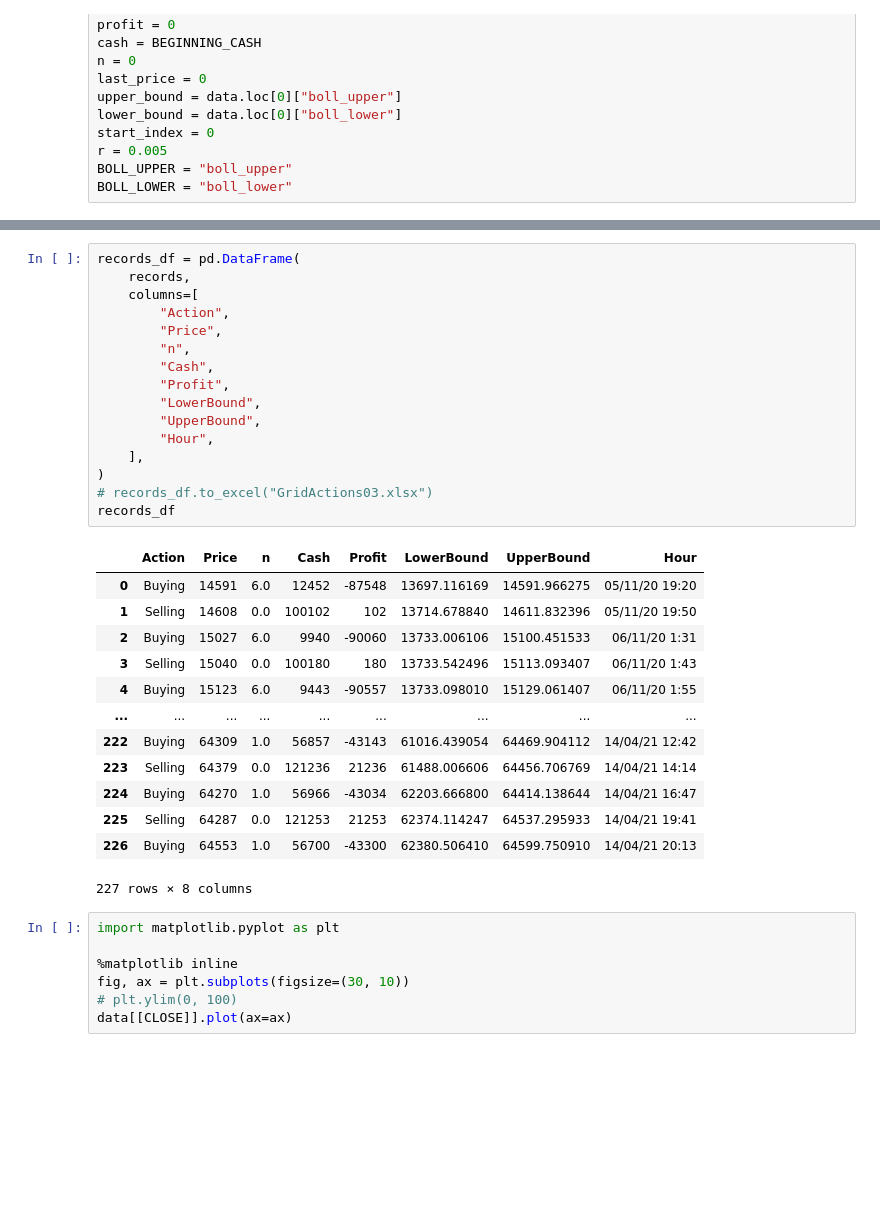
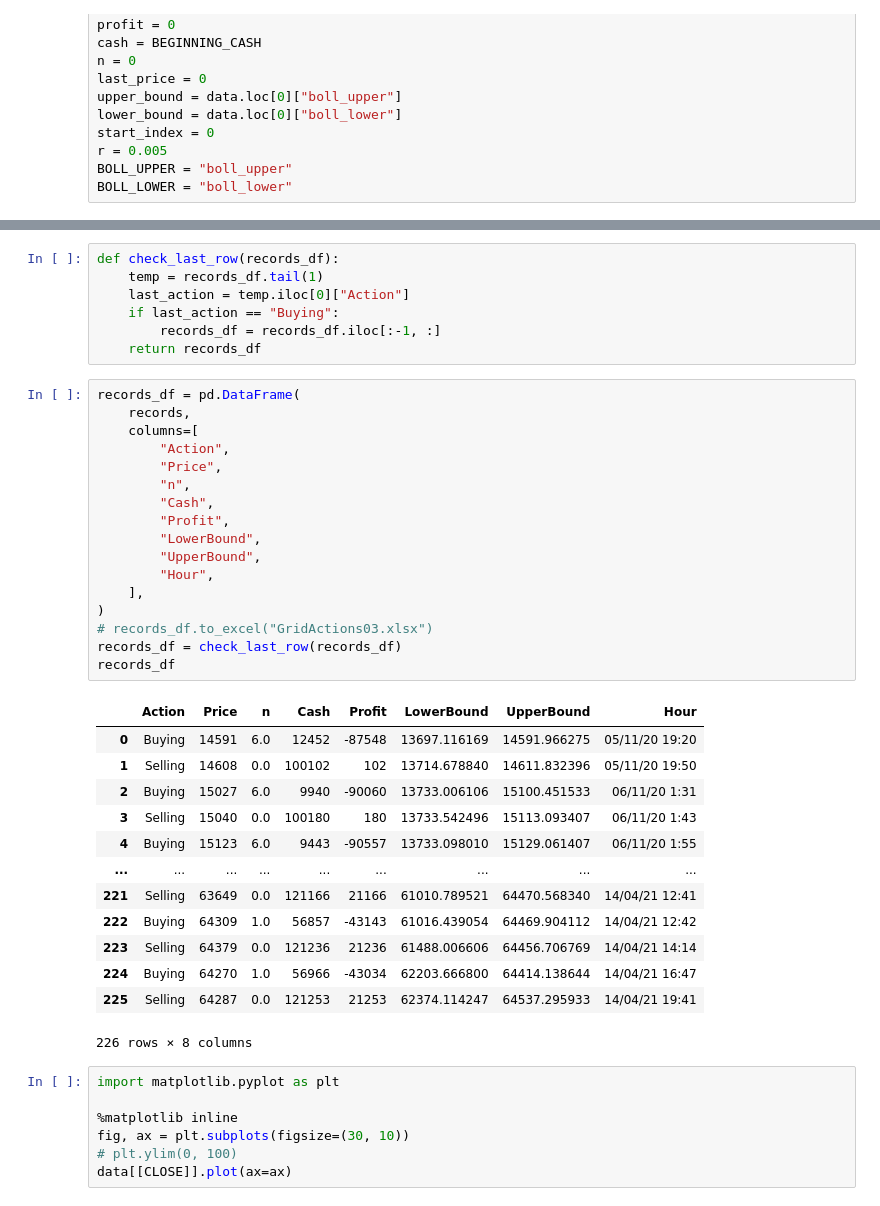
Before and after one commit to xujunhuii/huobi_Python, a Jupyter notebook: AlgoTrading/ParameterAnalysis/BTC_Grid_min.ipynb, the cells around one changed output, grey strips where cells are left out. Drawn from its saved outputs; the diff is of its cells as text; blank space fills up the shorter version.

```diff
--- a/AlgoTrading/ParameterAnalysis/BTC_Grid_min.ipynb
+++ b/AlgoTrading/ParameterAnalysis/BTC_Grid_min.ipynb
@@ -138,33 +133,41 @@ Wall time: 10 s
+# %%
+def check_last_row(records_df):
+    temp = records_df.tail(1)
+    last_action = temp.iloc[0]["Action"]
+    if last_action == "Buying":
+        records_df = records_df.iloc[:-1, :]
+    return records_df
 # %%
 records_df = pd.DataFrame(
     records,
     columns=[
         "Action",
         "Price",
         "n",
         "Cash",
         "Profit",
         "LowerBound",
         "UpperBound",
         "Hour",
     ],
 )
 # records_df.to_excel("GridActions03.xlsx")
+records_df = check_last_row(records_df)
 records_df
 # %% [output]
 |  | Action | Price | n | Cash | Profit | LowerBound | UpperBound | Hour |
 | 0 | Buying | 14591 | 6.0 | 12452 | -87548 | 13697.116169 | 14591.966275 | 05/11/20 19:20 |
 | 1 | Selling | 14608 | 0.0 | 100102 | 102 | 13714.678840 | 14611.832396 | 05/11/20 19:50 |
 | 2 | Buying | 15027 | 6.0 | 9940 | -90060 | 13733.006106 | 15100.451533 | 06/11/20 1:31 |
 | 3 | Selling | 15040 | 0.0 | 100180 | 180 | 13733.542496 | 15113.093407 | 06/11/20 1:43 |
 | 4 | Buying | 15123 | 6.0 | 9443 | -90557 | 13733.098010 | 15129.061407 | 06/11/20 1:55 |
 | ... | ... | ... | ... | ... | ... | ... | ... | ... |
+| 221 | Selling | 63649 | 0.0 | 121166 | 21166 | 61010.789521 | 64470.568340 | 14/04/21 12:41 |
 | 222 | Buying | 64309 | 1.0 | 56857 | -43143 | 61016.439054 | 64469.904112 | 14/04/21 12:42 |
 | 223 | Selling | 64379 | 0.0 | 121236 | 21236 | 61488.006606 | 64456.706769 | 14/04/21 14:14 |
 | 224 | Buying | 64270 | 1.0 | 56966 | -43034 | 62203.666800 | 64414.138644 | 14/04/21 16:47 |
 | 225 | Selling | 64287 | 0.0 | 121253 | 21253 | 62374.114247 | 64537.295933 | 14/04/21 19:41 |
-| 226 | Buying | 64553 | 1.0 | 56700 | -43300 | 62380.506410 | 64599.750910 | 14/04/21 20:13 |
-227 rows × 8 columns
+226 rows × 8 columns
 # %%
 import matplotlib.pyplot as plt
 
```
Also changed, not shown: parts of 2 cells of this notebook, 2 other files.
